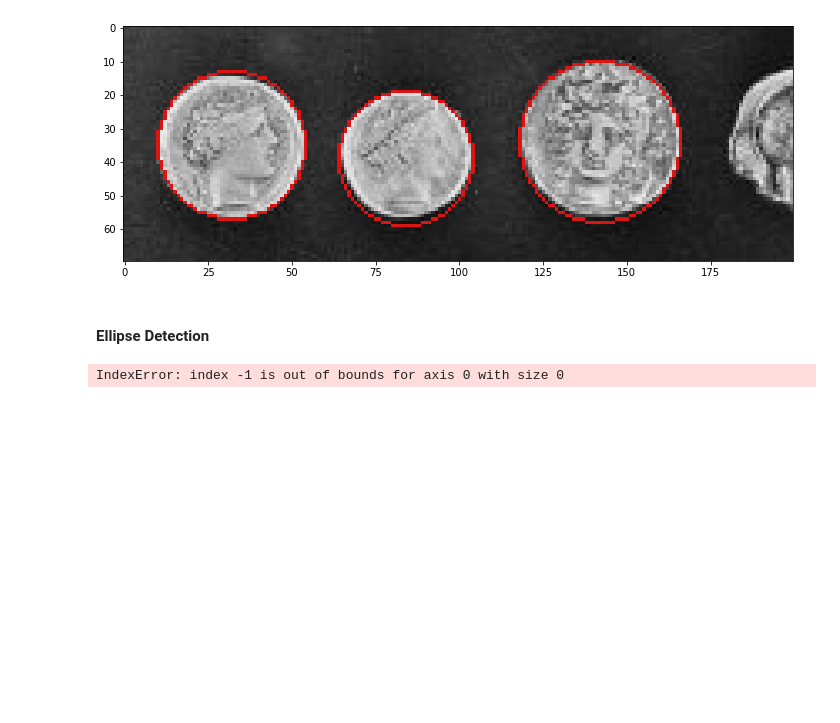
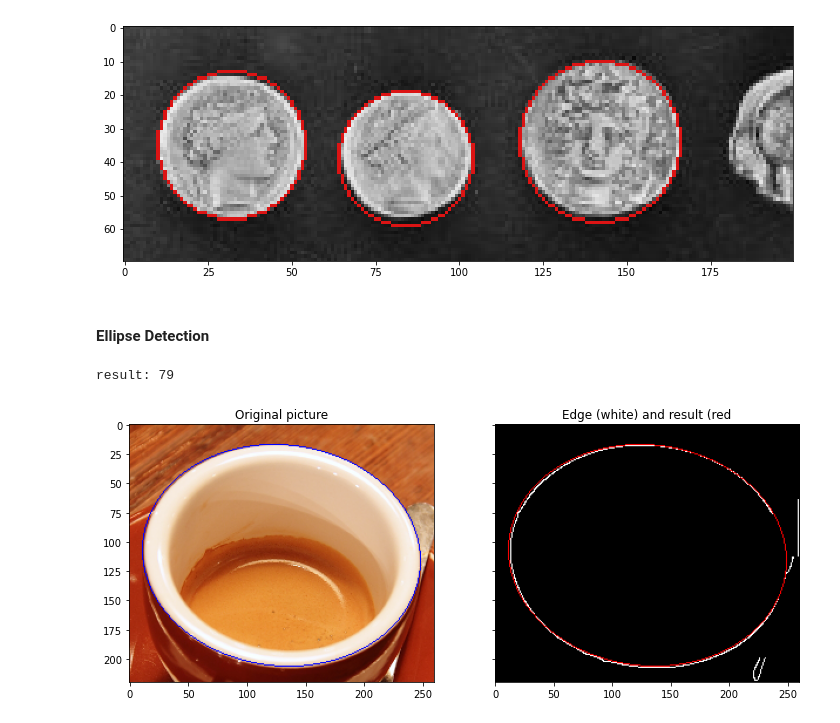
Before and after one commit to adamszymanowski/python-reference, a Jupyter notebook: libraries/scikit-image/ref00_color.ipynb, the cells around one changed output. Drawn from its saved outputs; the diff is of its cells as text; code cells hidden in the pictures; blank space fills up the shorter version.

Commit message:
scikit-image: color - circular and elliptical Hough transforms (bugfix)

```diff
--- a/libraries/scikit-image/ref00_color.ipynb
+++ b/libraries/scikit-image/ref00_color.ipynb
@@ -143,37 +143,39 @@ plt.show()
 #### Ellipse Detection
 # %%
 # Load picture, convert to grayscale and detect edges
-image_rgb = skimage.data.coffee()[0:200, 160:420]
+image_rgb = skimage.data.coffee()[0:220, 160:420]
 image_gray = skimage.color.rgb2gray(image_rgb)
 edges = skimage.feature.canny(image_gray, sigma=2.0, low_threshold=0.55, high_threshold=0.8)
 
 # Perform a Hough Transform
 # The accuracy corresponds to the bin size of a major axis
 # The value is chosen in order to get a single high accumulator.
 # The threshold eliminates low accumulators
 result = skimage.transform.hough_ellipse(edges, accuracy=20, threshold=250, min_size=100, max_size=120)
 result.sort(order='accumulator')
 
+print(f"result: {len(result)}")
 # Estimated parameters for the ellipse
 best = list(result[-1])
 yc, xc, a, b = [int(round(x)) for x in best[1:5]]
 orientation = best[5]
 
 # Draw the ellipse on the original image
 cy, cx = skimage.draw.ellipse_perimeter(yc, xc, a, b, orientation)
 image_rgb[cy, cx] = (0, 0, 255)
 # Draw the edge (white) and the resulting ellipse (red)
 edges = skimage.color.gray2rgb(skimage.util.img_as_ubyte(edges))
 edges[cy, cx] = (250, 0, 0)
 
 fig2, (ax1, ax2) = plt.subplots(ncols=2, nrows=1, figsize=(12,6), sharex=True, sharey=True)
 
 ax1.set_title("Original picture")
 ax1.imshow(image_rgb)
 
 ax2.set_title("Edge (white) and result (red")
 ax2.imshow(edges)
 
 plt.show()
 # %% [output]
-IndexError: index -1 is out of bounds for axis 0 with size 0
+result: 79
+[figure, added]
```
